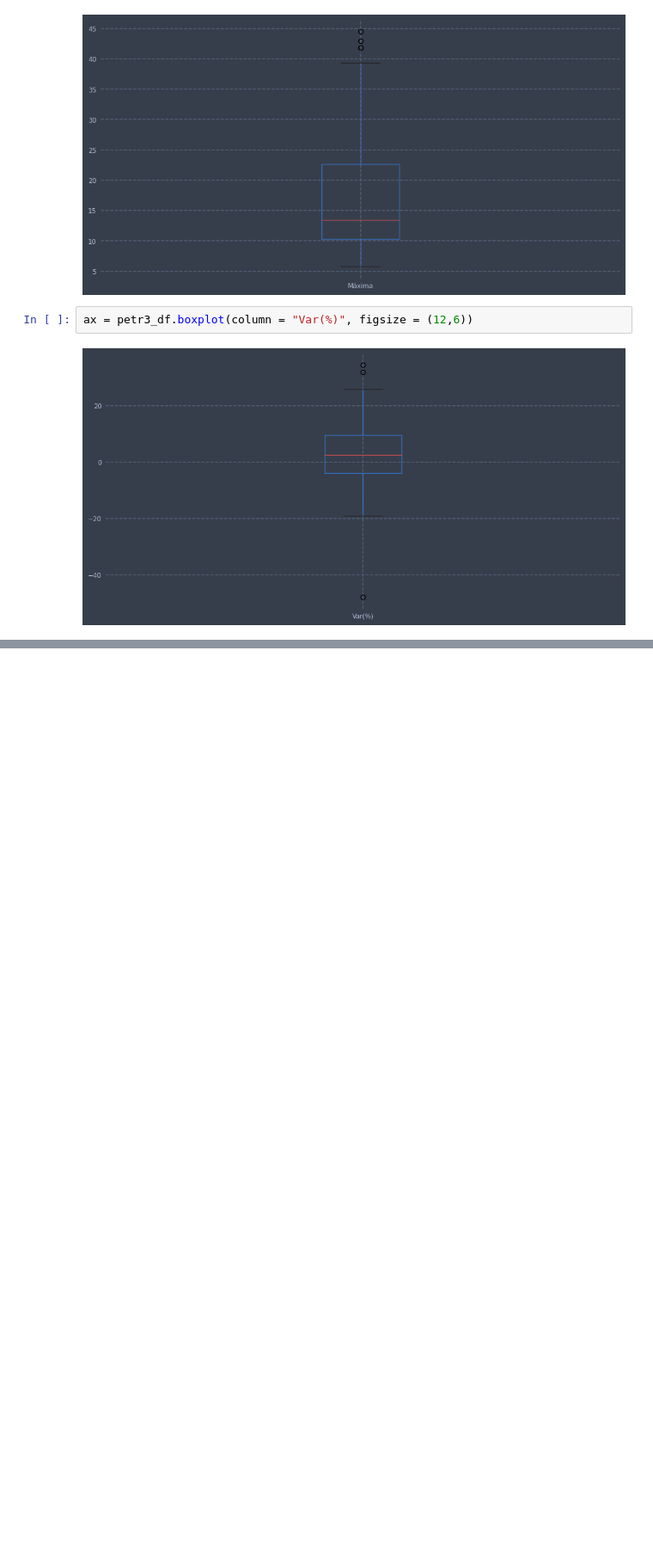
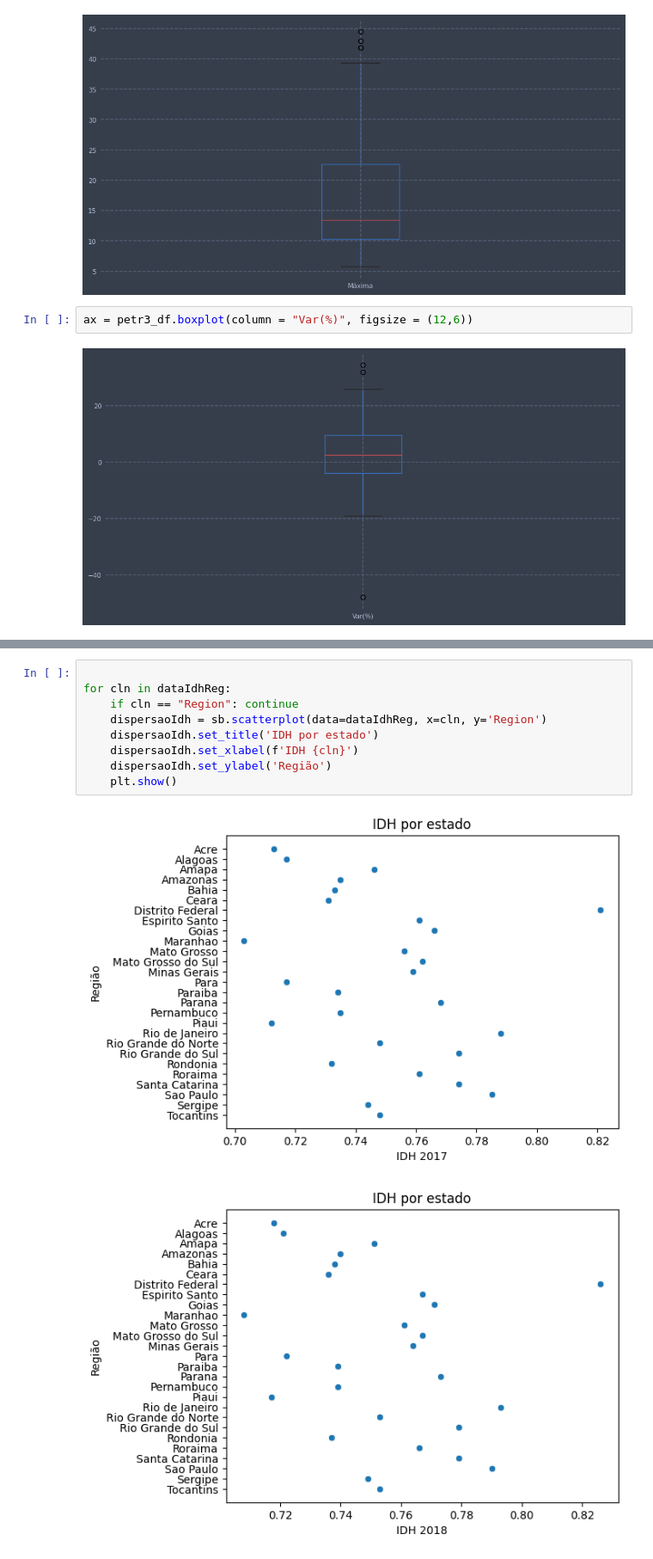
Before and after one commit to DjallenDias/IDSProject, a Jupyter notebook: notebook.ipynb, the cells around one changed output, grey strips where cells are left out. Shown at 86% size. Cells and saved outputs as stored; diff of their text form; blank space fills up the shorter version.

```diff
--- a/notebook.ipynb
+++ b/notebook.ipynb
@@ -103,0 +178,12 @@ ax = petr3_df.boxplot(column = "Var(%)", figsize = (12,6))
+# %%
+
+for cln in dataIdhReg:
+    if cln == "Region": continue
+    dispersaoIdh = sb.scatterplot(data=dataIdhReg, x=cln, y='Region')
+    dispersaoIdh.set_title('IDH por estado')
+    dispersaoIdh.set_xlabel(f'IDH {cln}')
+    dispersaoIdh.set_ylabel('Região')
+    plt.show()
+# %% [output]
+[figure, added]
+[figure, added]
```
Also changed, not shown: parts of 7 cells of this notebook.
